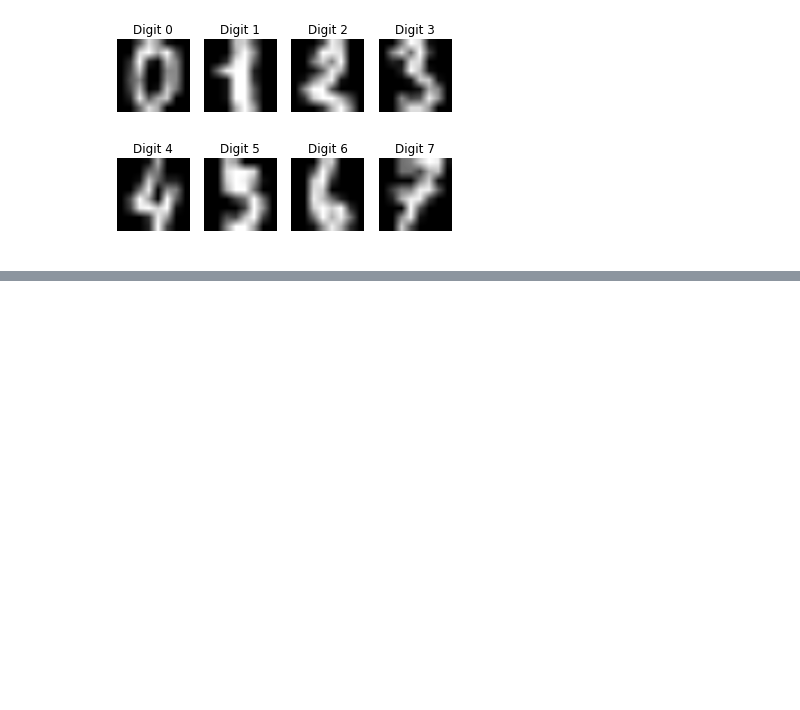
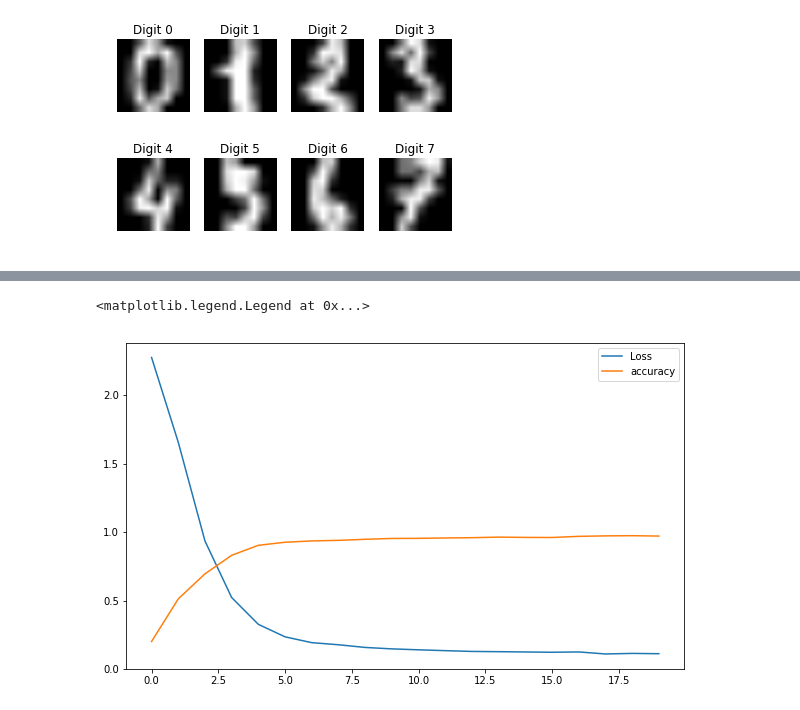
Before and after one commit to Hazarapet/aca_ml_nn, a Jupyter notebook: pa_6_multilayer_perceptron.ipynb, the cells around one changed output, grey strips where cells are left out. Drawn from its saved outputs; the diff is of its cells as text; code cells hidden in the pictures; blank space fills up the shorter version.

Commit message:
backprop

```diff
--- a/pa_6_multilayer_perceptron.ipynb
+++ b/pa_6_multilayer_perceptron.ipynb
@@ -253,0 +142,73 @@ NameError: name 'loss' is not defined
+# %%
+def network(x, theta, verbose=True):
+    W1 = theta[0][0]
+    b1 = theta[0][1]
+
+    W2 = theta[1][0]
+    b2 = theta[1][1]
+
+    z1 = W1.dot(x) + b1
+    h = g(z1)
+    z2 = W2.dot(z1) + b2
+    f = softmax(z2)
+
+    return f
+
+def loss(y, _predicted):
+    _sum = np.log(_predicted.dot(y))
+    return -_sum # normalize
+# %%
+x_train = np.stack(train[:, 0])
+y_train = np.stack(train[:, 1])
+y_train = to_categorical(y_train)
+
+x_test = np.stack(test[:, 0])
+y_test = np.stack(test[:, 1])
+y_test = to_categorical(y_test)
+
+W1 = np.random.random((20, x_train.shape[1])) * 1e-3
+b1 = np.random.random(20) * 1e-3
+
+W2 = np.random.random((10, 20)) * 1e-3
+b2 = np.random.random(10) * 1e-3
+
+theta = collect_weights(W1, b1, W2, b2)
+
+Epoch = 20
+learning_rate = 1e-3
+losses = []
+acc = []
+
+train_set = list(zip(x_train, y_train))
+
+for i in range(Epoch):
+    _loss = []
+    _acc = []
+    np.random.shuffle(train_set)
+    for x, y in train_set:
+        _predicted = network(x, theta)
+
+        _loss_value = loss(y, _predicted)
+        _loss.append(_loss_value)
+
+        _acc_value = accuracy(y, _predicted)
+        _acc.append(_acc_value)
+
+        w2_grad, b2_grad, w1_grad, b1_grad = backprop(x, y, theta)
+
+        W1 = W1 - learning_rate * w1_grad
+        b1 = b1 - learning_rate * b1_grad
+        W2 = W2 - learning_rate * w2_grad
+        b2 = b2 - learning_rate * b2_grad
+        theta = collect_weights(W1, b1, W2, b2)
+
+    _acc = np.sum(_acc) / len(_acc)
+    acc.append(_acc)
+    losses.append(np.average(_loss))
+    print('Epoch: {}, loss: {:.5f}, acc: {:.4f}'.format(i, np.average(_loss), _acc))
+
+plt.figure(figsize=(10, 6))
+plt.plot(losses, label='Loss')
+plt.plot(acc, label='accuracy')
+plt.legend()
+# %% [output]
@@ -253,0 +235,2 @@ NameError: name 'loss' is not defined
+<matplotlib.legend.Legend at 0x...>
+[figure, added]
```
Also changed, not shown: parts of 6 cells of this notebook.
